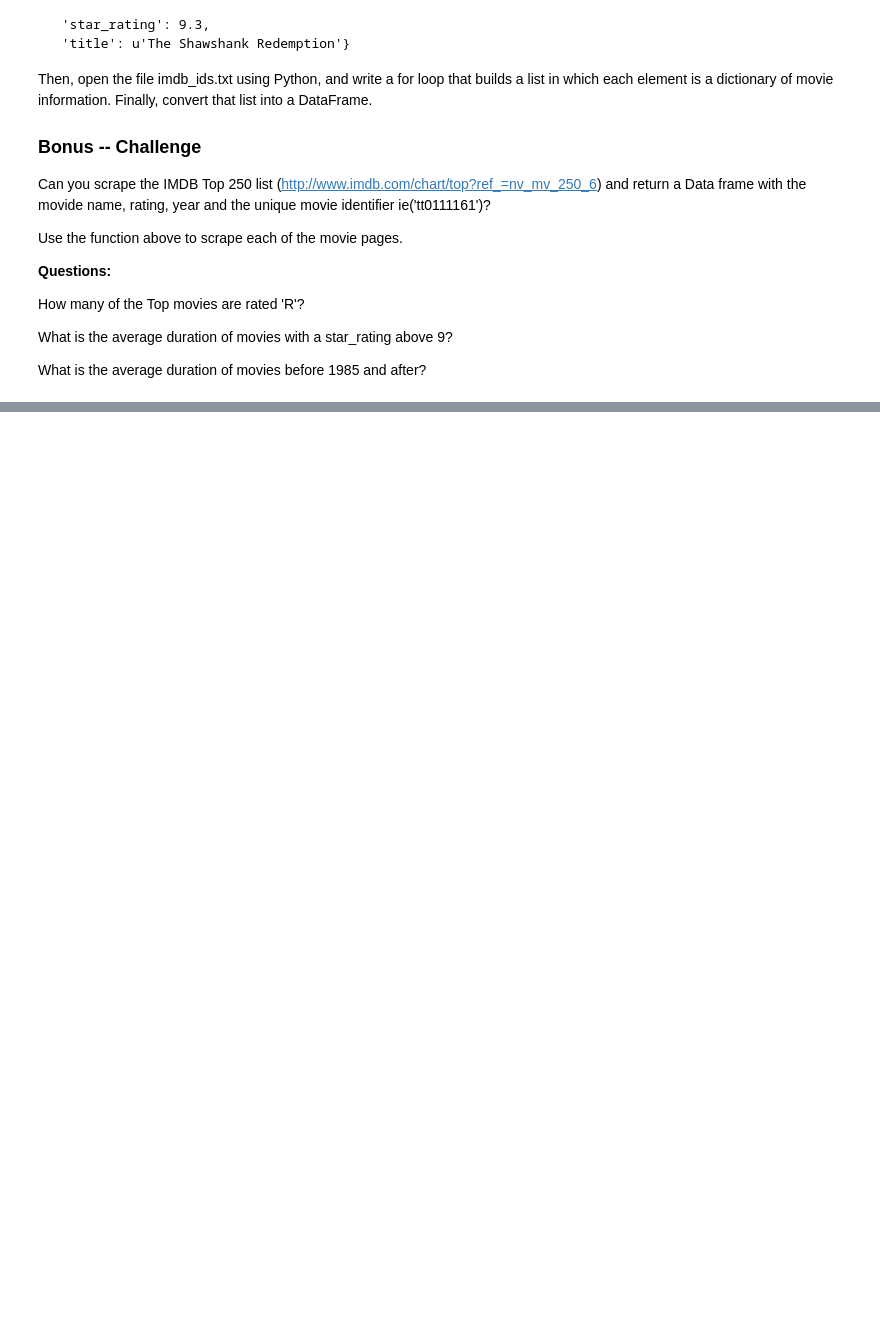
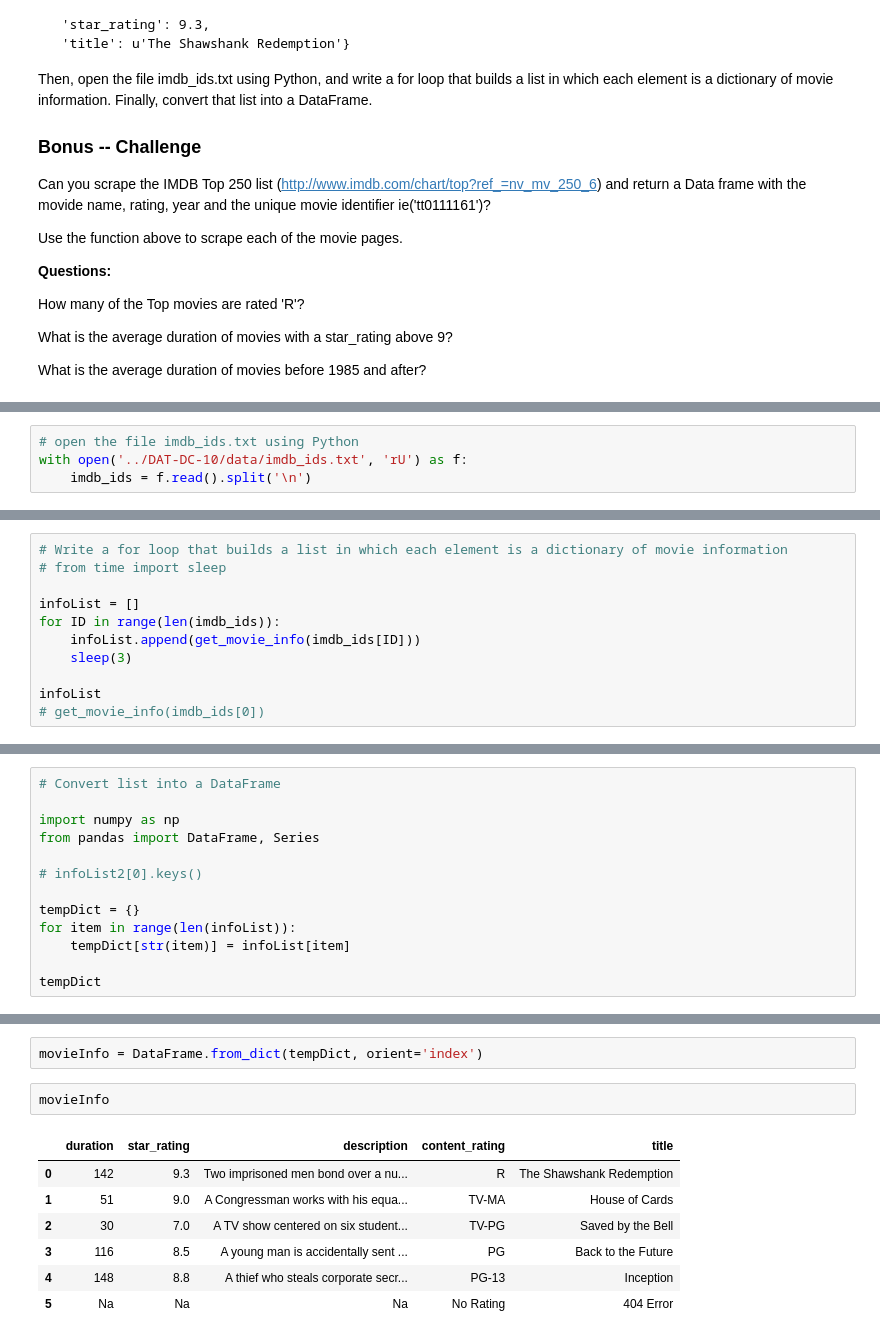
Before and after one commit to octaviaaris/ga_hw, a Jupyter notebook: 06_web_scraping_op.ipynb, the cells around one changed output, grey strips where cells are left out. Drawn from its saved outputs; the diff is of its cells as text; blank space fills up the shorter version.

```diff
--- a/06_web_scraping_op.ipynb
+++ b/06_web_scraping_op.ipynb
@@ -439,0 +539,4 @@ What is the average duration of movies before 1985 and after?
+# %%
+# open the file imdb_ids.txt using Python
+with open('../DAT-DC-10/data/imdb_ids.txt', 'rU') as f:
+    imdb_ids = f.read().split('\n')
@@ -439,0 +547,11 @@ What is the average duration of movies before 1985 and after?
+# %%
+# Write a for loop that builds a list in which each element is a dictionary of movie information
+# from time import sleep
+
+infoList = []
+for ID in range(len(imdb_ids)):
+    infoList.append(get_movie_info(imdb_ids[ID]))
+    sleep(3)
+
+infoList
+# get_movie_info(imdb_ids[0])
@@ -439,0 +576,13 @@ What is the average duration of movies before 1985 and after?
+# %%
+# Convert list into a DataFrame
+
+import numpy as np
+from pandas import DataFrame, Series
+
+# infoList2[0].keys()
+
+tempDict = {}
+for item in range(len(infoList)):
+    tempDict[str(item)] = infoList[item]
+
+tempDict
@@ -439,0 +607,12 @@ What is the average duration of movies before 1985 and after?
+# %%
+movieInfo = DataFrame.from_dict(tempDict, orient='index')
+# %%
+movieInfo
+# %% [output]
+|  | duration | star_rating | description | content_rating | title |
+| 0 | 142 | 9.3 | Two imprisoned men bond over a nu... | R | The Shawshank Redemption |
+| 1 | 51 | 9.0 | A Congressman works with his equa... | TV-MA | House of Cards |
+| 2 | 30 | 7.0 | A TV show centered on six student... | TV-PG | Saved by the Bell |
+| 3 | 116 | 8.5 | A young man is accidentally sent ... | PG | Back to the Future |
+| 4 | 148 | 8.8 | A thief who steals corporate secr... | PG-13 | Inception |
+| 5 | Na | Na | Na | No Rating | 404 Error |
```
Also changed, not shown: parts of 18 cells of this notebook.
